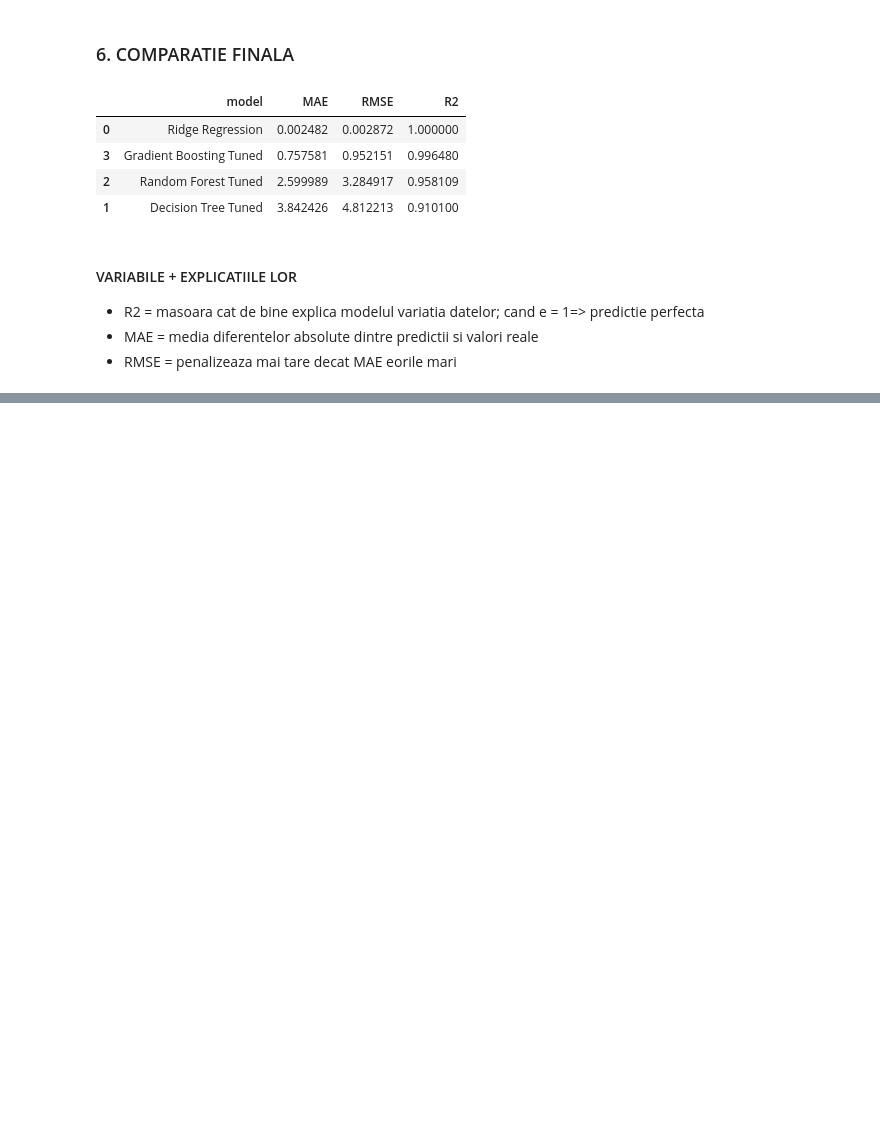
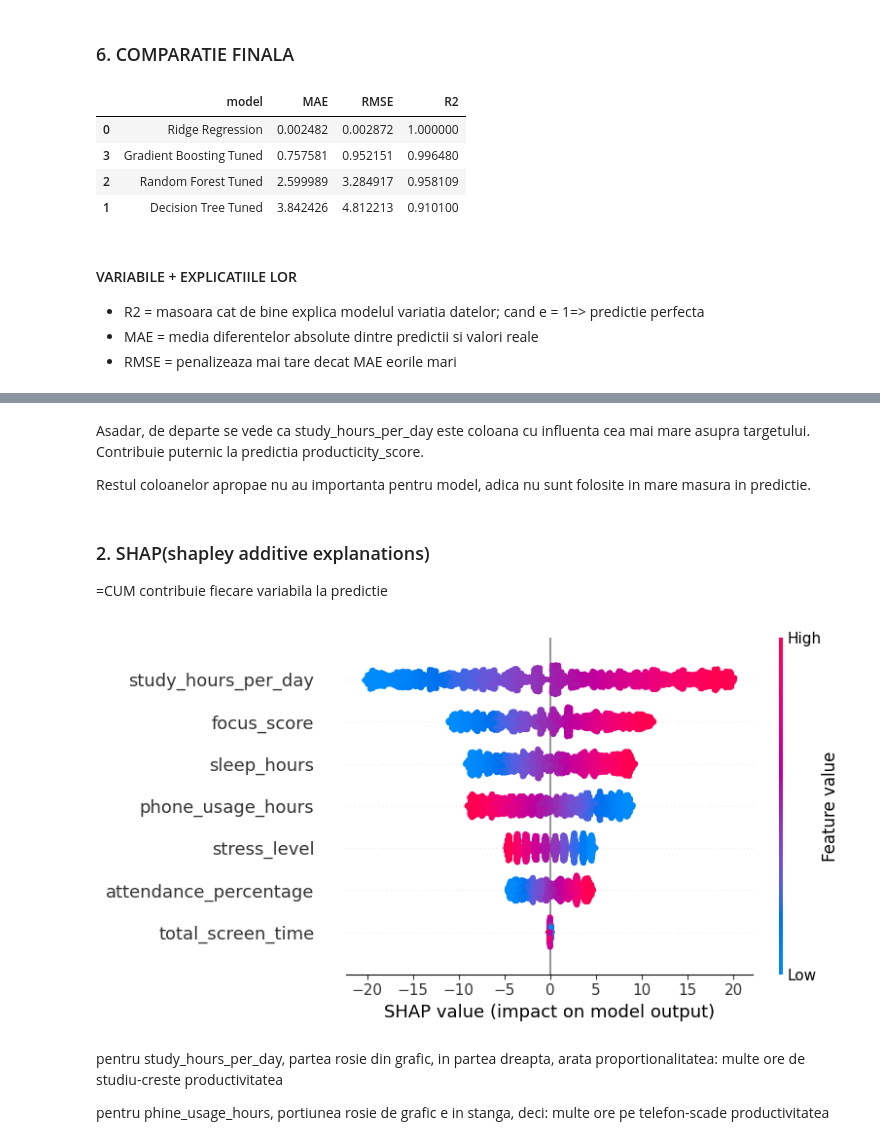
Before and after one commit to tbno9/Sisteme_Inteligente_proiect, a Jupyter notebook: ml_prezicere.ipynb, the cells around one changed output, grey strips where cells are left out. Cells and saved outputs as stored; diff of their text form; code cells hidden in the pictures; blank space fills up the shorter version.

```diff
--- a/ml_prezicere.ipynb
+++ b/ml_prezicere.ipynb
@@ -782,0 +1010,21 @@ display(results)
+# %% [markdown]
+Asadar, de departe se vede ca study_hours_per_day este coloana cu influenta cea mai mare asupra targetului. Contribuie puternic la predictia producticity_score.
+
+ Restul coloanelor apropae nu au importanta pentru model, adica nu sunt folosite in mare masura in predictie.
+# %% [markdown]
+### 2. SHAP(shapley additive explanations)
+=CUM contribuie fiecare variabila la predictie
+# %%
+import shap
+
+explainer = shap.TreeExplainer(best_gb)
+
+shap_values = explainer.shap_values(X_test)
+
+shap.summary_plot(shap_values, X_test)
+# %% [output]
+[figure, added]
+# %% [markdown]
+pentru study_hours_per_day, partea rosie din grafic, in partea dreapta, arata proportionalitatea: multe ore de studiu-creste productivitatea
+
+pentru phine_usage_hours, portiunea rosie de grafic e in stanga, deci: multe ore pe telefon-scade productivitatea
```
Also changed, not shown: parts of 28 cells of this notebook, 2 other files.
